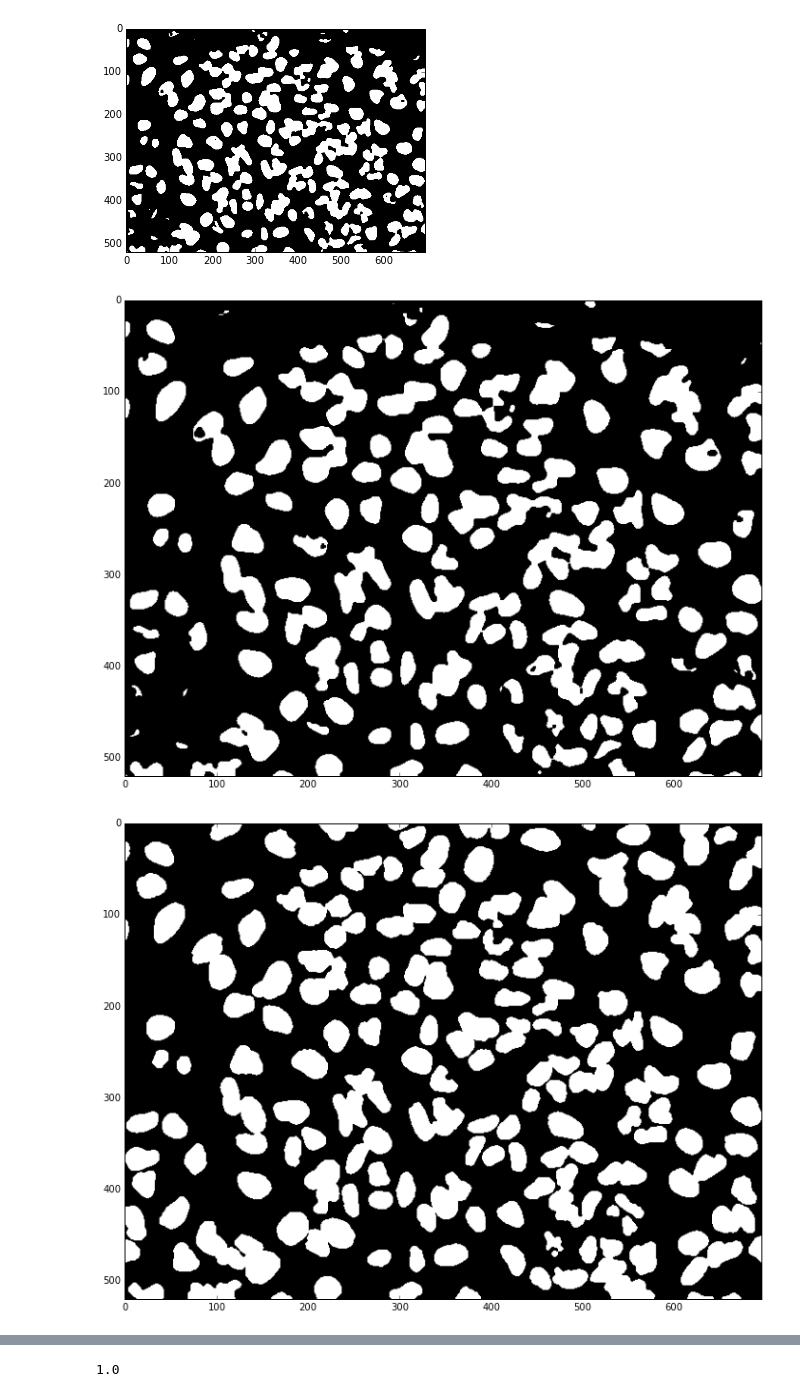
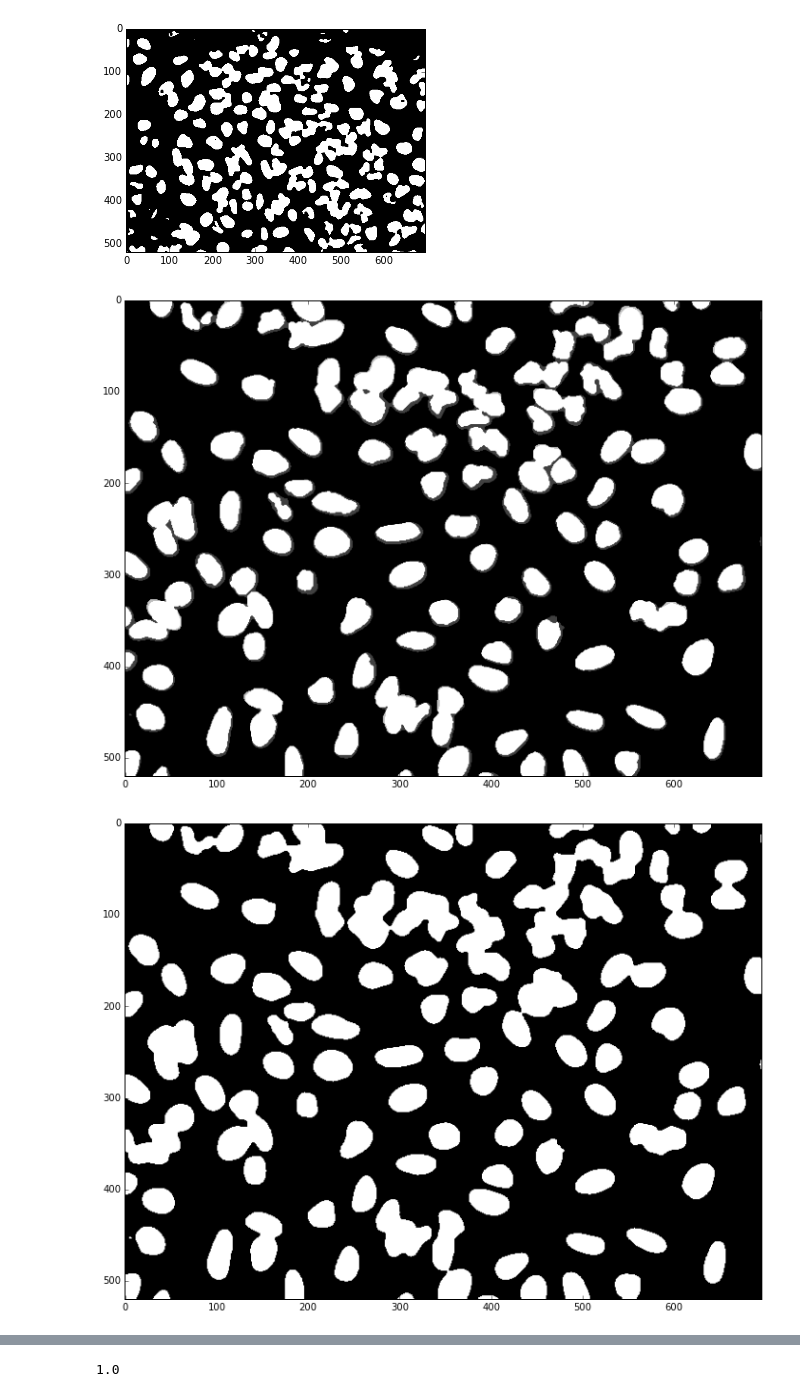
Before and after one commit to rykachevskiy/ds_bowl_2018, a Jupyter notebook: notebooks/Unet.ipynb, the cells around one changed output, grey strips where cells are left out. Drawn from its saved outputs; the diff is of its cells as text; code cells hidden in the pictures.

```diff
--- a/notebooks/Unet.ipynb
+++ b/notebooks/Unet.ipynb
@@ -469,8 +475,11 @@ ind = 1
+# %%
+ind = 13
+pred = (predict_flip(skimage.exposure.adjust_gamma(val_data[ind], 0.5)[:,:,:1]) > 0.625)[:,:,0]
 # %%
-show(predict_flip(val_data[ind][:,:,:1]) > 0.625 ,0, (12,12))
+show(pred + val_data[ind][:,:,1] * 3 ,figsize= (12,12))
 # %% [output]
-[figure, old version]
+[figure, new version]
 # %%
-show(val_data[ind][:,:,1], figsize=(12,12))
+show(pred,0  ,figsize= (12,12))
 # %% [output]
-[figure, old version]
+[figure, new version]
```
Also changed, not shown: parts of 8 cells of this notebook, 1 other file.
